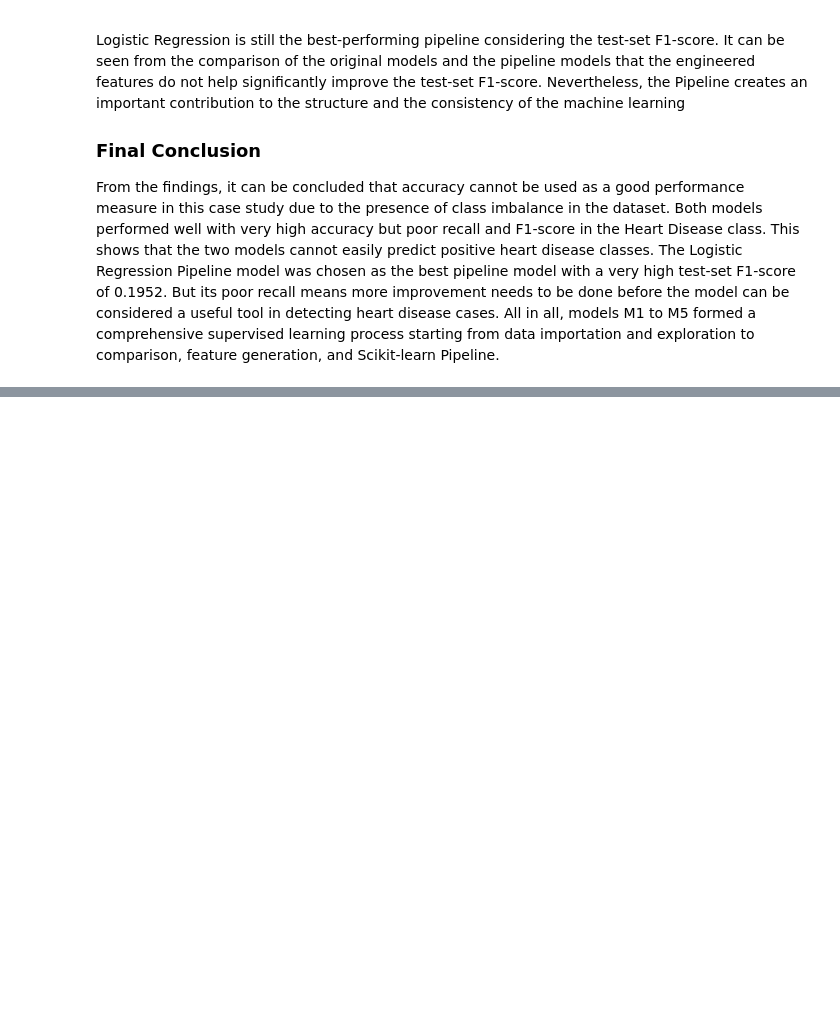
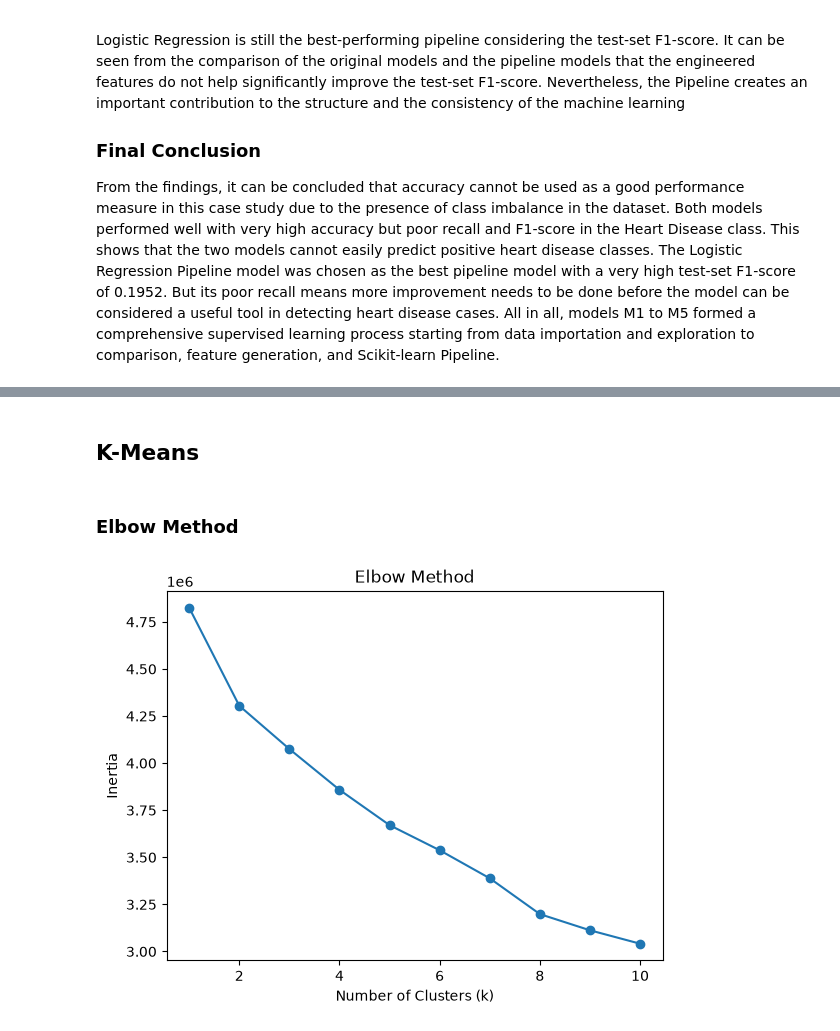
Before and after one commit to LunaYahya/AI-Training, a Jupyter notebook: Project/Project.ipynb, the cells around one changed output, grey strips where cells are left out. Saved outputs shown, nothing was run; the diff lists cells and outputs as text; code cells hidden in the pictures; blank space fills up the shorter version.

```diff
--- a/Project/Project.ipynb
+++ b/Project/Project.ipynb
@@ -1135,0 +1153,5 @@ All in all, models M1 to M5 formed a comprehensive supervised learning process s
+# %%
+x_unsupervised = df.drop(columns=['HeartDiseaseorAttack'])
+print("Features used for unsupervised learning:")
+print(x_unsupervised.shape)
+x_unsupervised.head()
@@ -1135,0 +1170,4 @@ All in all, models M1 to M5 formed a comprehensive supervised learning process s
+# %%
+scaler_unsupervised = StandardScaler()
+x_scaled = scaler_unsupervised.fit_transform(x_unsupervised)
+print(x_scaled.shape)
@@ -1135,0 +1181,18 @@ All in all, models M1 to M5 formed a comprehensive supervised learning process s
+# %% [markdown]
+## K-Means
+# %%
+inertias = []
+for k in range(1, 11):
+    km = KMeans(n_clusters=k,random_state=42,n_init=10)
+    km.fit(x_scaled)
+    inertias.append(km.inertia_)
+# %% [markdown]
+### Elbow Method
+# %%
+plt.plot(range(1, 11), inertias, marker='o')
+plt.xlabel('Number of Clusters (k)')
+plt.ylabel('Inertia')
+plt.title('Elbow Method')
+plt.show()
+# %% [output]
+[figure, added]
```
Also changed, not shown: parts of 12 cells of this notebook.
